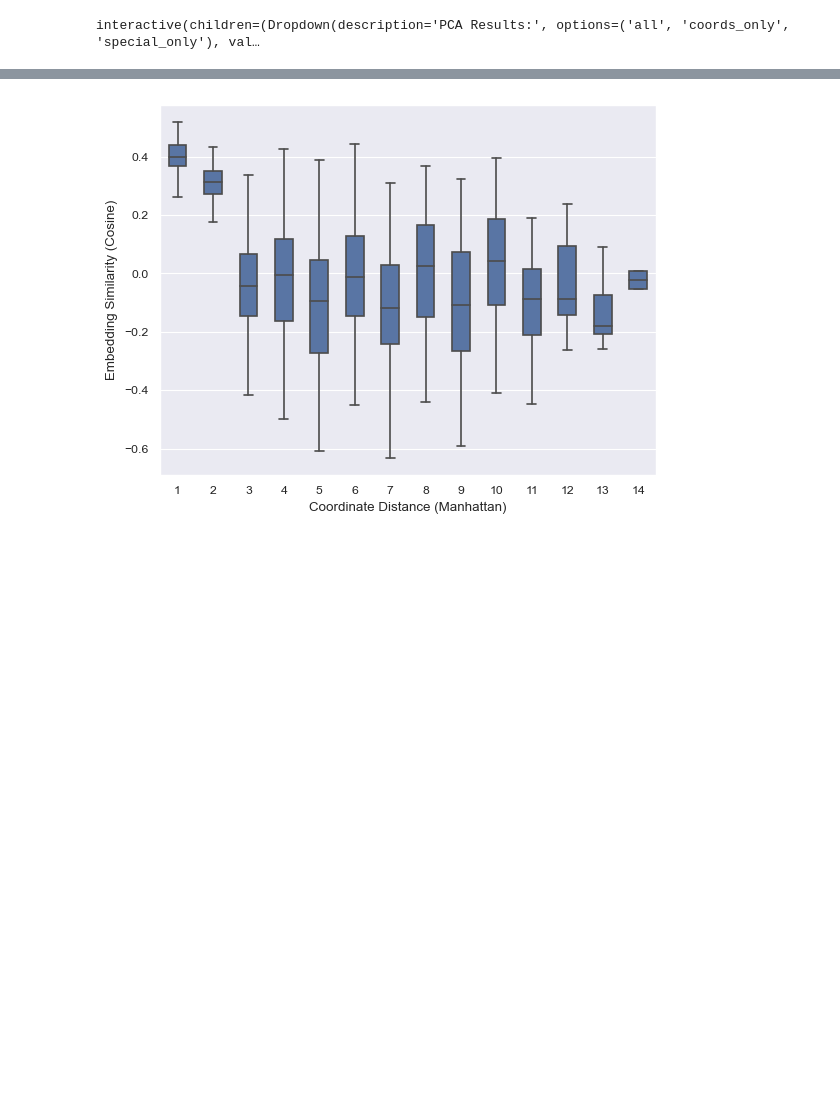
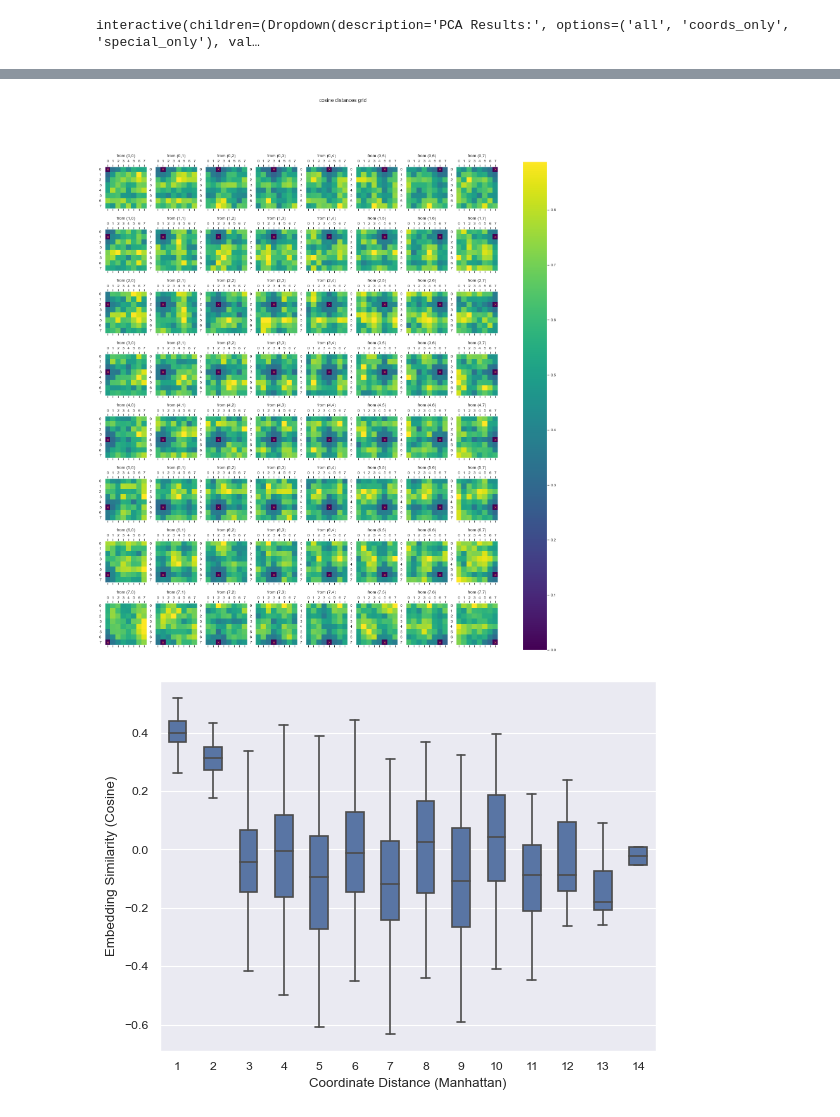
Before and after one commit to understanding-search/maze-transformer, a Jupyter notebook: notebooks/residual_stream_decoding.ipynb, the cells around one changed output, grey strips where cells are left out. Drawn from its saved outputs; the diff is of its cells as text; code cells hidden in the pictures; blank space fills up the shorter version.

Commit message:
distance plot

```diff
--- a/notebooks/residual_stream_decoding.ipynb
+++ b/notebooks/residual_stream_decoding.ipynb
@@ -158,3 +158,7 @@ plt.show()
+# %%
+plot_distance_grid(**distances_result)
+# %% [output]
+[figure, added]
 # %%
 
 
```
Also changed, not shown: parts of 2 cells of this notebook, 1 other file.
